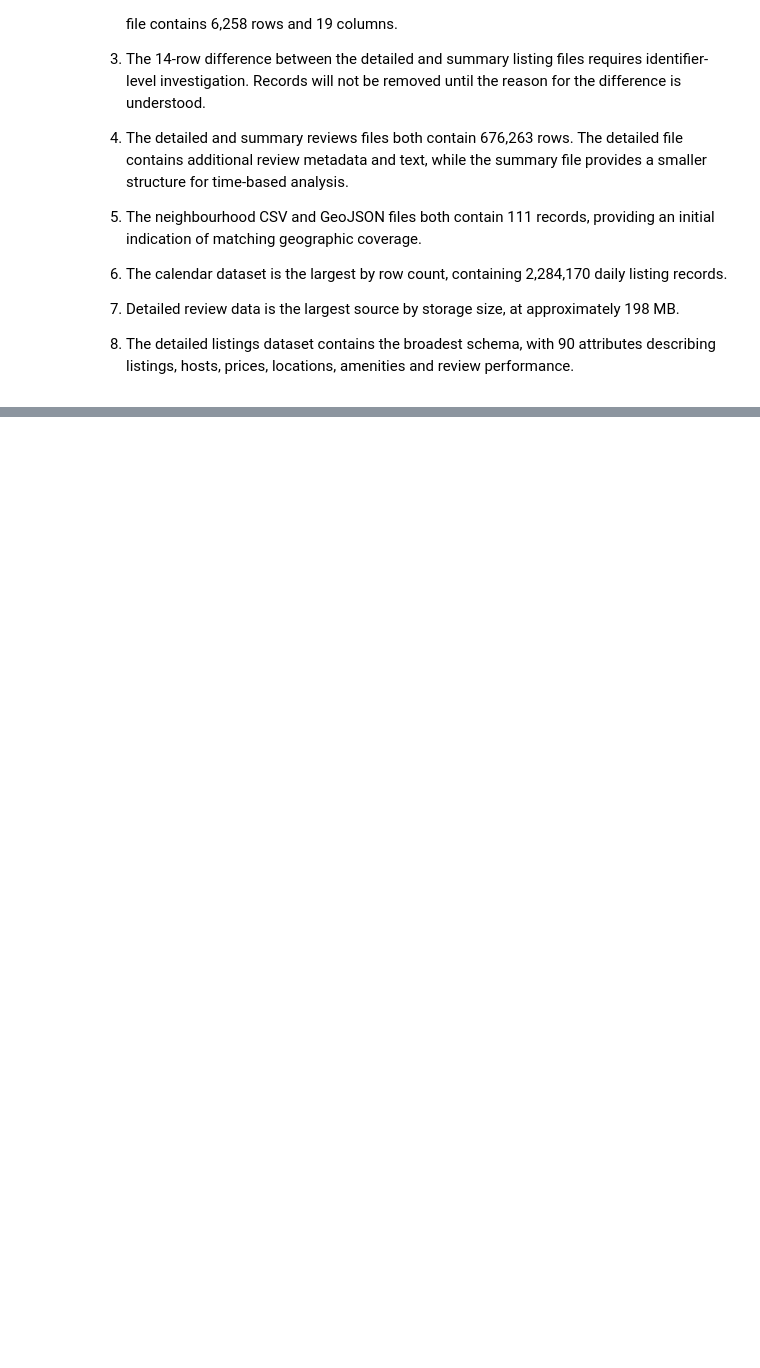
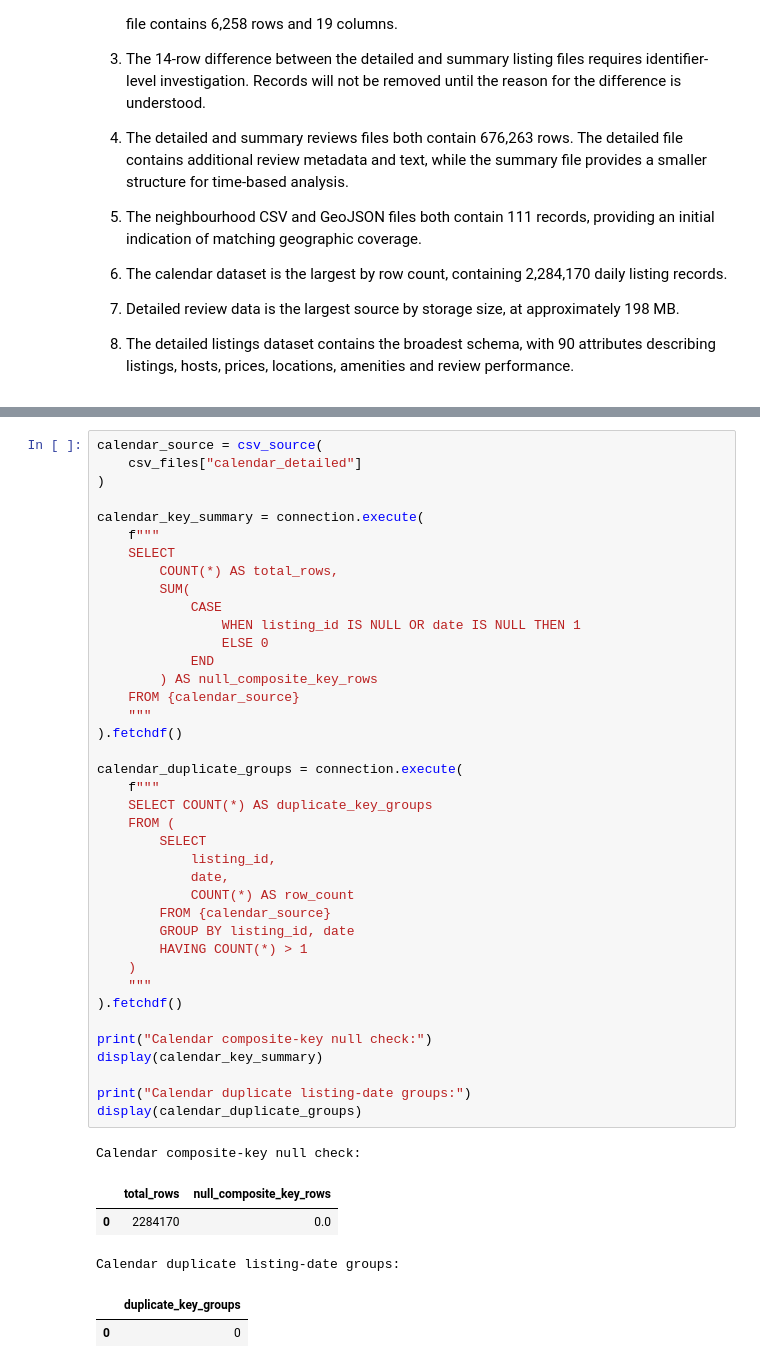
Before and after one commit to Yenuli-Bimanya/airbnb-market-intelligence-edinburgh, a Jupyter notebook: notebooks/01_dataset_familiarization.ipynb, the cells around one changed output, grey strips where cells are left out. Drawn from its saved outputs; the diff is of its cells as text; blank space fills up the shorter version.

```diff
--- a/notebooks/01_dataset_familiarization.ipynb
+++ b/notebooks/01_dataset_familiarization.ipynb
@@ -402,0 +471,46 @@ Listing identifiers with differences:
+# %%
+calendar_source = csv_source(
+    csv_files["calendar_detailed"]
+)
+
+calendar_key_summary = connection.execute(
+    f"""
+    SELECT
+        COUNT(*) AS total_rows,
+        SUM(
+            CASE
+                WHEN listing_id IS NULL OR date IS NULL THEN 1
+                ELSE 0
+            END
+        ) AS null_composite_key_rows
+    FROM {calendar_source}
+    """
+).fetchdf()
+
+calendar_duplicate_groups = connection.execute(
+    f"""
+    SELECT COUNT(*) AS duplicate_key_groups
+    FROM (
+        SELECT
+            listing_id,
+            date,
+            COUNT(*) AS row_count
+        FROM {calendar_source}
+        GROUP BY listing_id, date
+        HAVING COUNT(*) > 1
+    )
+    """
+).fetchdf()
+
+print("Calendar composite-key null check:")
+display(calendar_key_summary)
+
+print("Calendar duplicate listing-date groups:")
+display(calendar_duplicate_groups)
+# %% [output]
+Calendar composite-key null check:
+|  | total_rows | null_composite_key_rows |
+| 0 | 2284170 | 0.0 |
+Calendar duplicate listing-date groups:
+|  | duplicate_key_groups |
+| 0 | 0 |
```
Also changed, not shown: parts of 7 cells of this notebook.
